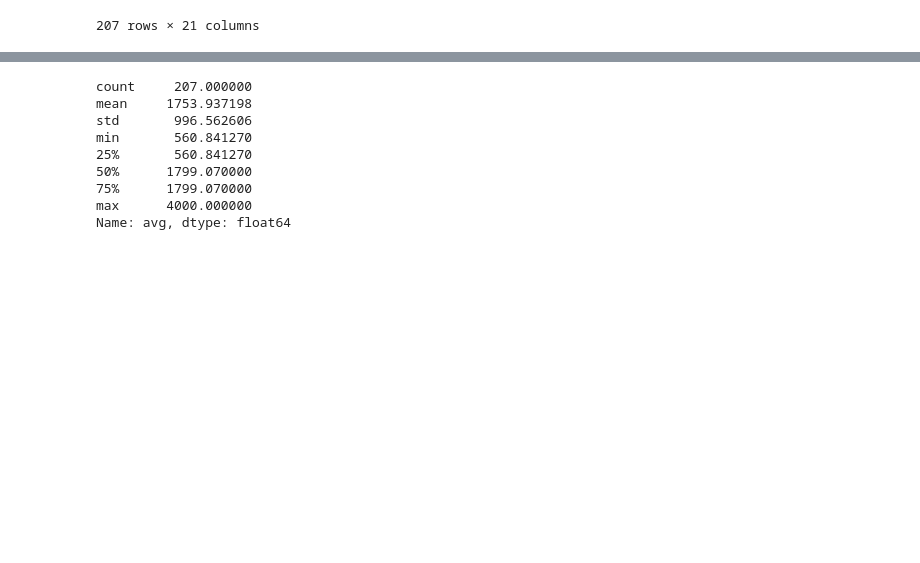
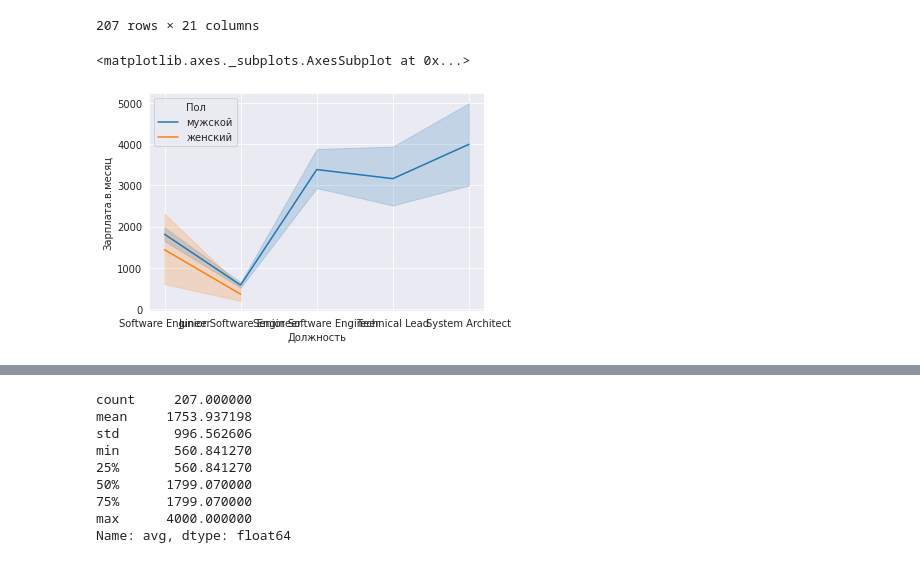
Before and after one commit to Iryna-Lytvynchuk/Data_Science, a Jupyter notebook: Hw2_2.ipynb, the cells around one changed output, grey strips where cells are left out. Saved outputs shown, nothing was run; the diff lists cells and outputs as text; code cells hidden in the pictures; blank space fills up the shorter version.

```diff
--- a/Hw2_2.ipynb
+++ b/Hw2_2.ipynb
@@ -216,3 +241,10 @@ See the caveats in the documentation: https://pandas.pydata.org/pandas-docs/stab
 | 8673 | 8674 | Junior Software Engineer | 0.5 | 0.5 | 350 | 50 | ... |
 | 8695 | 8696 | Software Engineer | 1 | 0.5 | 1500 | 1000 | ... |
 207 rows × 21 columns
+# %%
+import seaborn as sns
+sns.set_style("darkgrid")
+sns.lineplot(x='Должность', y='Зарплата.в.месяц', hue="Пол", data=python_data)
+# %% [output]
+<matplotlib.axes._subplots.AxesSubplot at 0x...>
+[figure, added]
```
Also changed, not shown: parts of 4 cells of this notebook.
